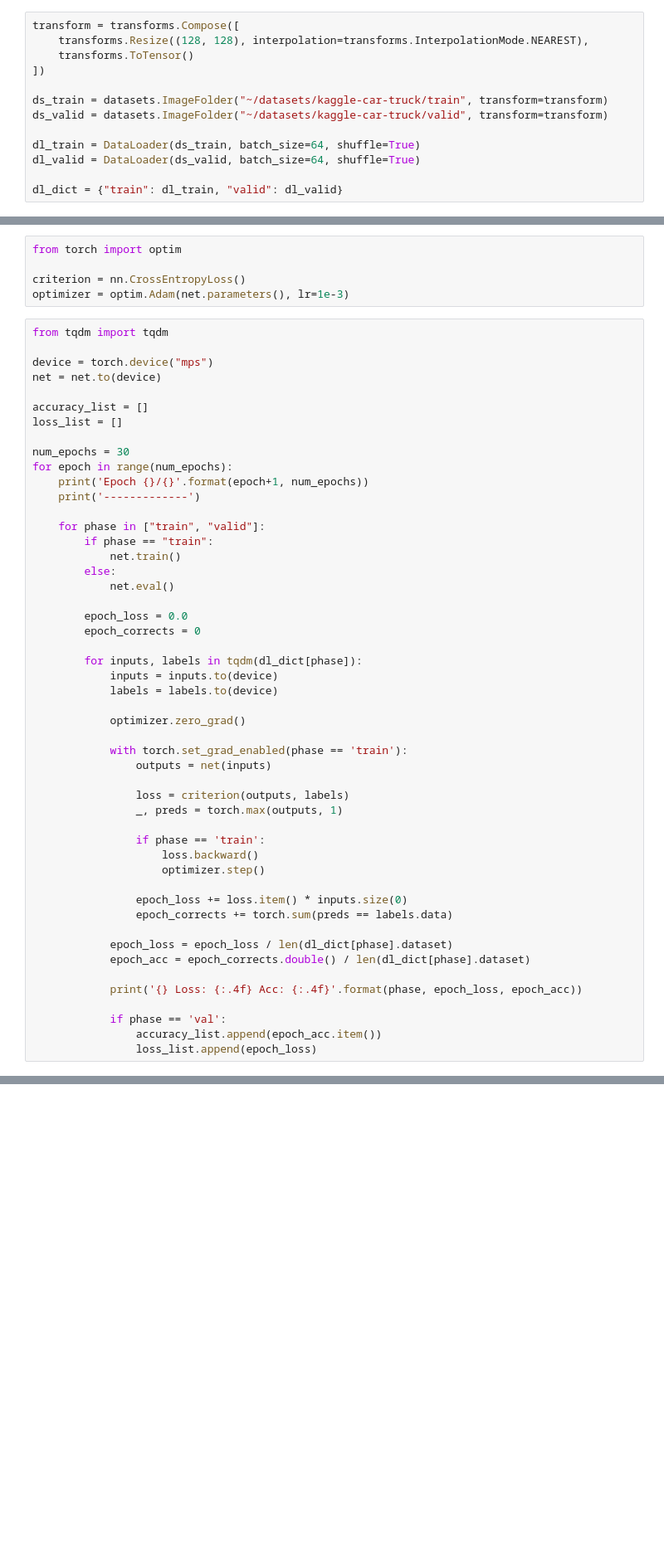
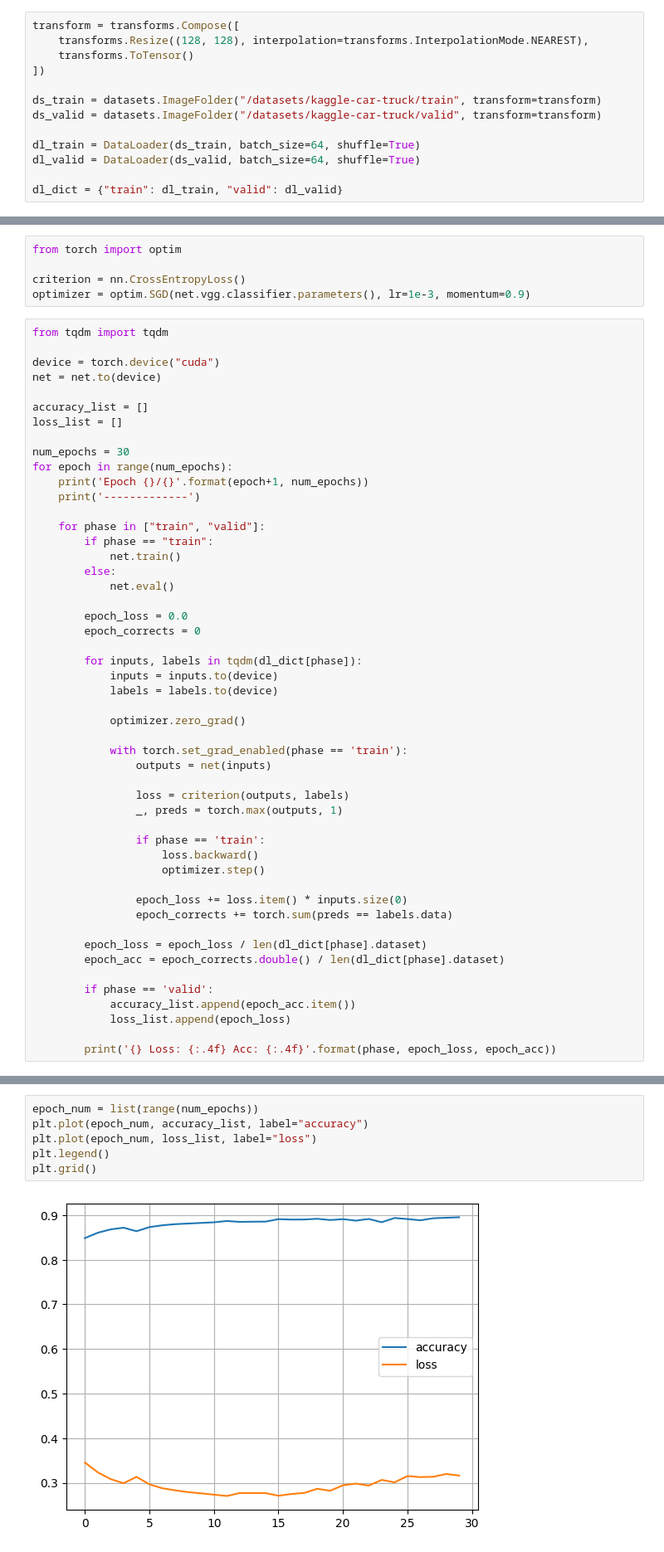
Before and after one commit to EliteGuzhva/scientificProject, a Jupyter notebook: notebooks/classifier_1.ipynb, the cells around one changed output, grey strips where cells are left out. Shown at 83% size. Cells and saved outputs as stored; diff of their text form; blank space fills up the shorter version.

Commit message:
[upd] Working classifier (~90%)

```diff
--- a/notebooks/classifier_1.ipynb
+++ b/notebooks/classifier_1.ipynb
@@ -10,8 +10,8 @@ transform = transforms.Compose([
     transforms.ToTensor()
 ])
 
-ds_train = datasets.ImageFolder("~/datasets/kaggle-car-truck/train", transform=transform)
-ds_valid = datasets.ImageFolder("~/datasets/kaggle-car-truck/valid", transform=transform)
+ds_train = datasets.ImageFolder("/datasets/kaggle-car-truck/train", transform=transform)
+ds_valid = datasets.ImageFolder("/datasets/kaggle-car-truck/valid", transform=transform)
 
 dl_train = DataLoader(ds_train, batch_size=64, shuffle=True)
 dl_valid = DataLoader(ds_valid, batch_size=64, shuffle=True)
@@ -51,11 +71,11 @@ net.train()
 from torch import optim
 
 criterion = nn.CrossEntropyLoss()
-optimizer = optim.Adam(net.parameters(), lr=1e-3)
+optimizer = optim.SGD(net.vgg.classifier.parameters(), lr=1e-3, momentum=0.9)
 # %%
 from tqdm import tqdm
 
-device = torch.device("mps")
+device = torch.device("cuda")
 net = net.to(device)
 
 accuracy_list = []
@@ -94,11 +114,11 @@ for epoch in range(num_epochs):
                 epoch_loss += loss.item() * inputs.size(0)
                 epoch_corrects += torch.sum(preds == labels.data)
 
-            epoch_loss = epoch_loss / len(dl_dict[phase].dataset)
-            epoch_acc = epoch_corrects.double() / len(dl_dict[phase].dataset)
+        epoch_loss = epoch_loss / len(dl_dict[phase].dataset)
+        epoch_acc = epoch_corrects.double() / len(dl_dict[phase].dataset)
 
-            print('{} Loss: {:.4f} Acc: {:.4f}'.format(phase, epoch_loss, epoch_acc))
+        if phase == 'valid':
+            accuracy_list.append(epoch_acc.item())
+            loss_list.append(epoch_loss)
 
-            if phase == 'val':
-                accuracy_list.append(epoch_acc.item())
-                loss_list.append(epoch_loss)
+        print('{} Loss: {:.4f} Acc: {:.4f}'.format(phase, epoch_loss, epoch_acc))
@@ -106,0 +150,8 @@ for epoch in range(num_epochs):
+# %%
+epoch_num = list(range(num_epochs))
+plt.plot(epoch_num, accuracy_list, label="accuracy")
+plt.plot(epoch_num, loss_list, label="loss")
+plt.legend()
+plt.grid()
+# %% [output]
+[figure, added]
```
Also changed, not shown: parts of 5 cells of this notebook.
